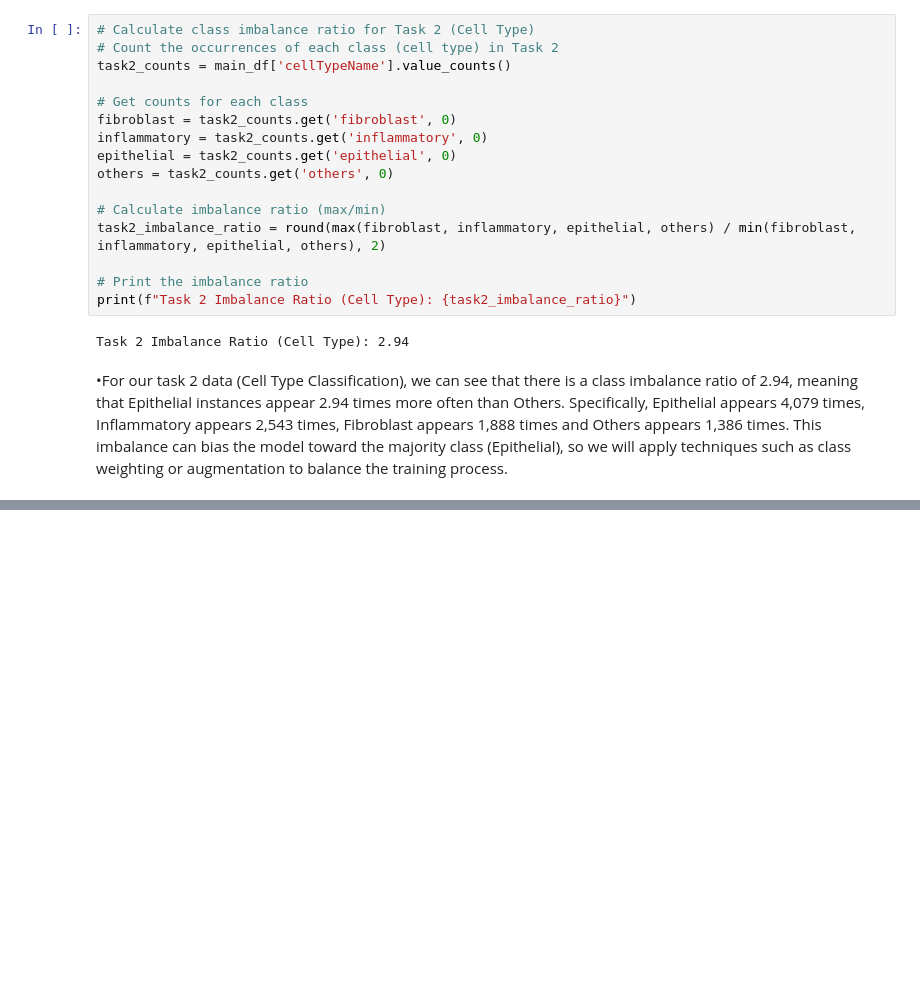
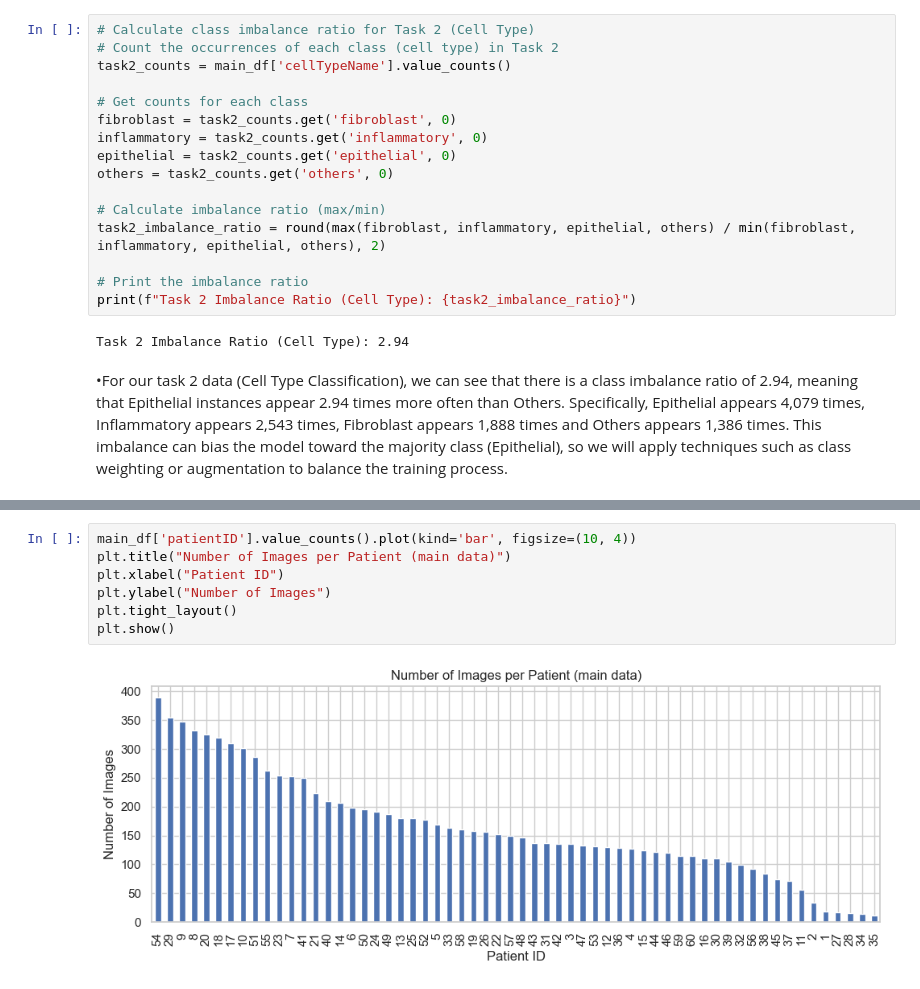
Before and after one commit to julian-schmidt-heron/Colon-Cancer-Image-Classification-RMIT-Group-Project-, a Jupyter notebook: s4002485_s3994439.ipynb, the cells around one changed output, grey strips where cells are left out. Cells and saved outputs as stored; diff of their text form; blank space fills up the shorter version.

```diff
--- a/s4002485_s3994439.ipynb
+++ b/s4002485_s3994439.ipynb
@@ -148,0 +231,9 @@ Task 2 Imbalance Ratio (Cell Type): 2.94
+# %%
+main_df['patientID'].value_counts().plot(kind='bar', figsize=(10, 4))
+plt.title("Number of Images per Patient (main data)")
+plt.xlabel("Patient ID")
+plt.ylabel("Number of Images")
+plt.tight_layout()
+plt.show()
+# %% [output]
+[figure, added]
```
Also changed, not shown: parts of 12 cells of this notebook.
